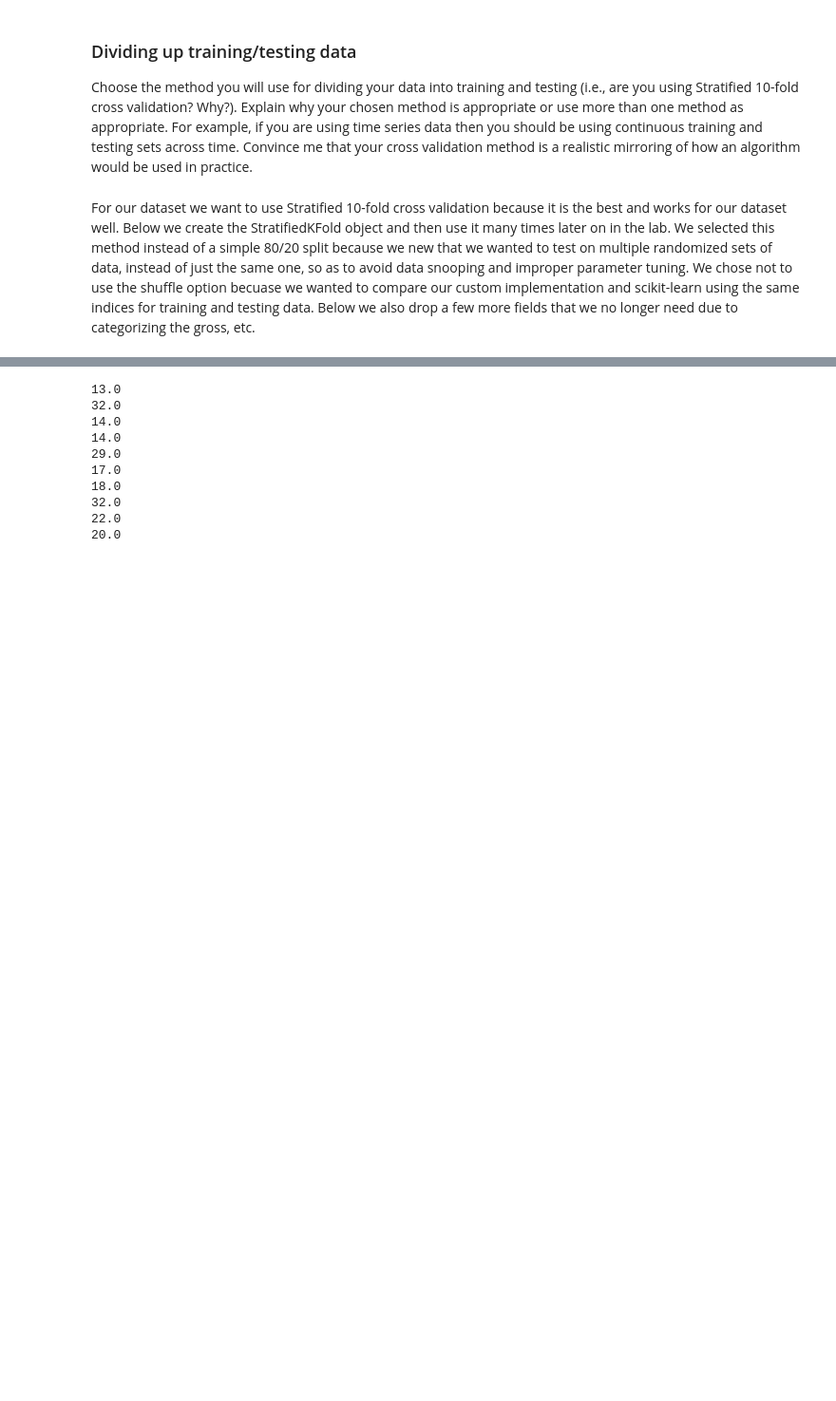
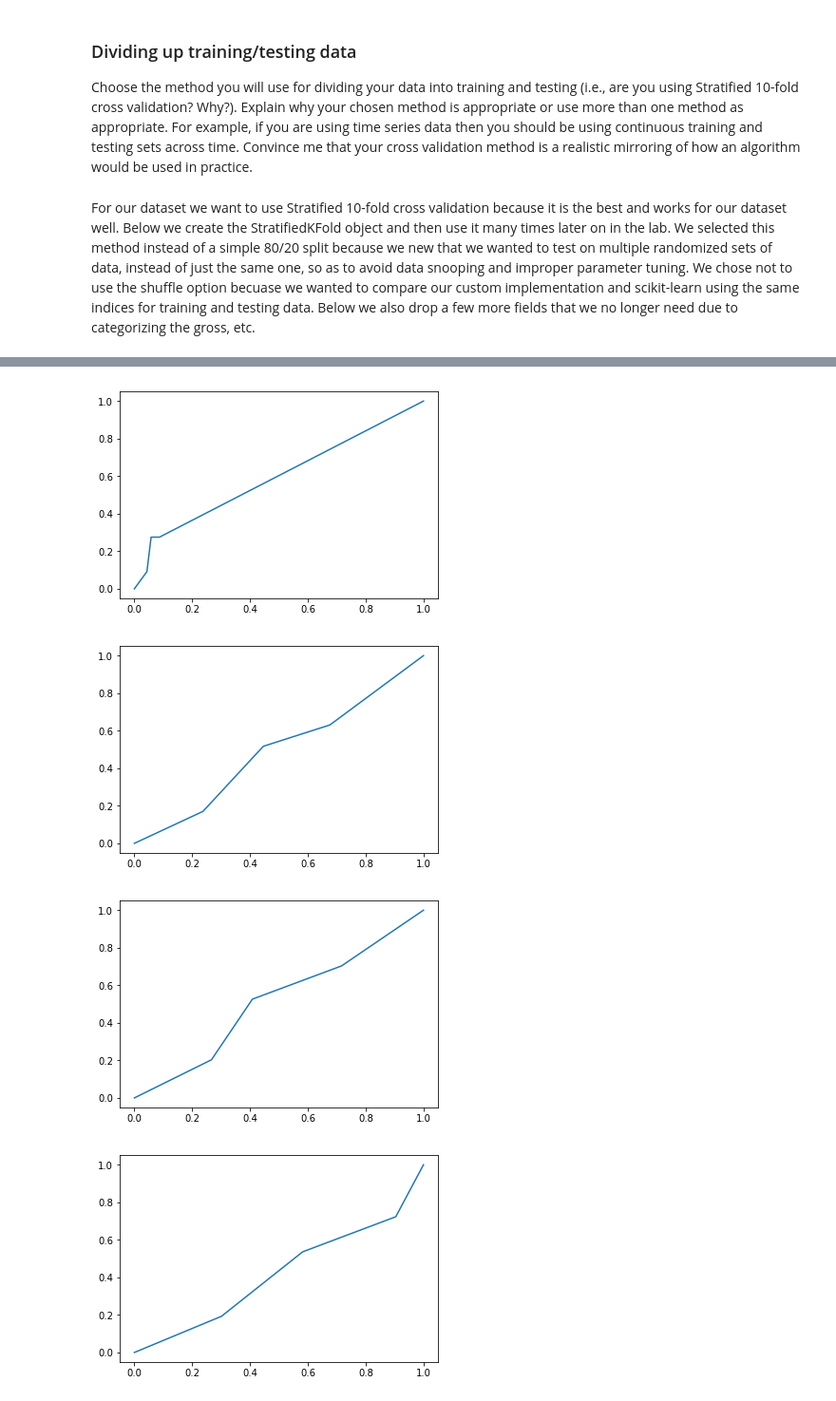
Before and after one commit to CT-Kyle/ML-Labs, a Jupyter notebook: lab6/lab6-DK.ipynb, the cells around one changed output, grey strips where cells are left out. Shown at 95% size. Cells and saved outputs as stored; diff of their text form; code cells hidden in the pictures; blank space fills up the shorter version.

```diff
--- a/lab6/lab6-DK.ipynb
+++ b/lab6/lab6-DK.ipynb
@@ -311,14 +370,9 @@ plt.show()
-# %%
-for x in ensemble_confusion:
-    print(np.median(x))
-# %% [output]
-13.0
-32.0
-14.0
-14.0
-29.0
-17.0
-18.0
-32.0
-22.0
-20.0
+# %%
+for x in roc:
+    plt.figure()
+    plt.plot(x[0], x[1])
+# %% [output]
+[figure, added]
+[figure, added]
+[figure, added]
+[figure, added]
```
Also changed, not shown: parts of 12 cells of this notebook.
